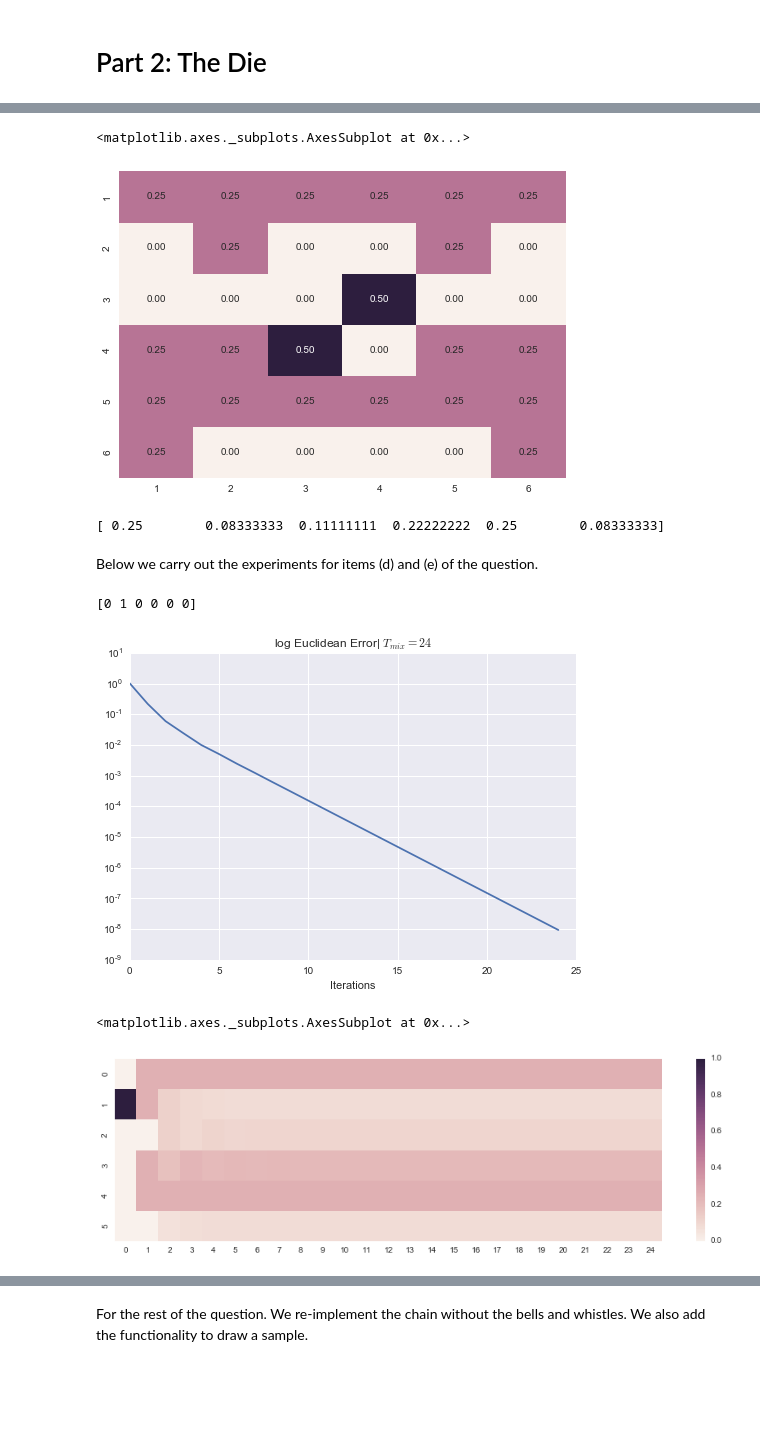
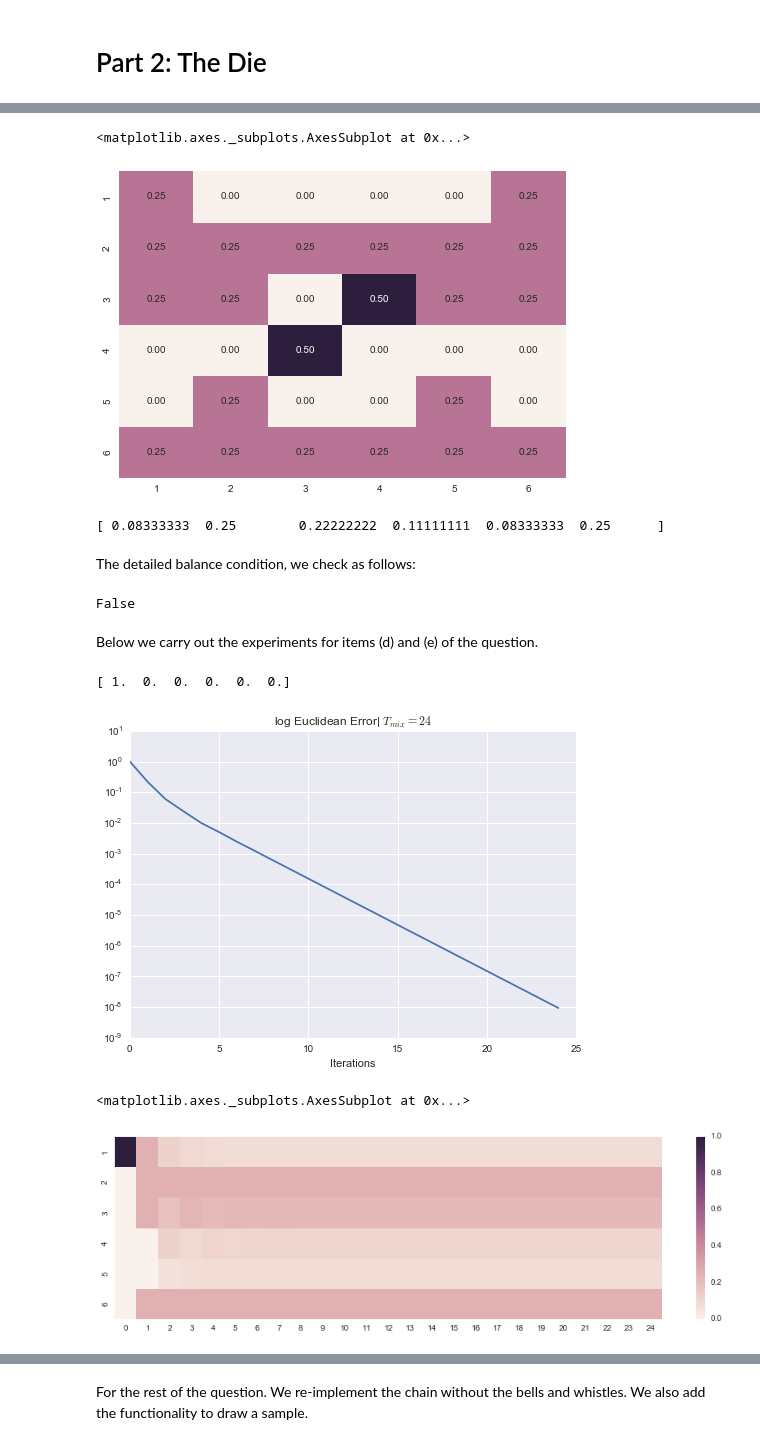
Before and after one commit to Bogazici-CMPE548-Spring2016/Cmpe548-Assignment2, a Jupyter notebook: HW2.ipynb, the cells around one changed output, grey strips where cells are left out. Drawn from its saved outputs; the diff is of its cells as text; code cells hidden in the pictures; blank space fills up the shorter version.

```diff
--- a/HW2.ipynb
+++ b/HW2.ipynb
@@ -2,0 +30,12 @@
+# %%
+def get_bivar_exp_sample(lbda=.1, n=1000):
+    u = np.random.rand(2,n)
+    return -np.log(u) / lbda
+# %%
+def get_halfnorm_ball_area(lbda, n=1000):
+    x = get_bivar_exp_sample(lbda, n)
+    ind = np.linalg.norm(x, .5, axis=0) <= 1
+
+    W = 1 / (np.exp(-lbda * np.sum(x, axis=0)) * (lbda**2))
+    Wsq = 1 / (np.exp(-2 * lbda * np.sum(x, axis=0)) * (lbda**4))
+    return np.sum(W[ind])*4 / n, ((np.sum(Wsq[ind]) / n) - (4./9))
@@ -2,0 +63,8 @@
+# %%
+ls = np.linspace(0.5, 10, 70)
+variances = []
+for i in ls:
+    arr = []
+    for j in range(1000):
+        arr.append(get_halfnorm_ball_area(i, n=1000))
+    variances.append(np.var(np.array(arr)))
@@ -25,6 +99,6 @@ import seaborn as sns
 # %%
 def g(n, f):
-    return [n, f, 7-n, 7-f][f % 4]
+    return [n, 7-f, 7-n, f][f % 4]
 
 A = np.zeros((6,6))
 for i in range(1,7):
@@ -43,43 +117,56 @@ print A
 sns.heatmap(A, annot=True, fmt=".2f", xticklabels=range(1,7), yticklabels=range(1,7), cbar=False)
 # %% [output]
 <matplotlib.axes._subplots.AxesSubplot at 0x...>
-[figure, old version]
+[figure, new version]
 # %%
 val, v = sp.linalg.eig(A)
 v = v[:,np.isclose(val, 1.0)].ravel()
 stat =v/ np.sum(v) # the stationary distribution
 print stat
 # %% [output]
-[ 0.25        0.08333333  0.11111111  0.22222222  0.25        0.08333333]
+[ 0.08333333  0.25        0.22222222  0.11111111  0.08333333  0.25      ]
+# %% [markdown]
+The detailed balance condition, we check as follows:
+# %%
+np.allclose(A * stat, (A.T * stat).T)
+# %% [output]
+False
 # %% [markdown]
 Below we carry out the experiments for items (d) and (e) of the question.
 # %%
-pi = np.random.multinomial(1, [1/6.]*6, size=1).ravel()
+#pi = np.random.multinomial(1, [1/6.]*6, size=1).ravel()
+def ket(i, n):
+    a = np.zeros(n)
+    a[i] = 1
+    return a
+
+pi = ket(0,6)
+
 print pi
 def run_until_mix(pi, A, tol=1e-8):
     err = [np.linalg.norm(pi - stat)]
     mix = np.matrix(pi).T
 
     while err[-1] > tol:
         pi = A.dot(pi)
         mix = np.c_[mix, np.matrix(pi).T]
         err.append(np.linalg.norm(pi - stat))
 
     return pi, err, mix
 
 pi,err,mix = run_until_mix(pi, A)
 
 pl.yscale("log")
 pl.title("log Euclidean Error" + "| $T_{mix} = %d$" % (len(err)-1))
 pl.xlabel("Iterations")
 pl.plot(err)
 pl.show()
 
 #pl.imshow(mix, interpolation="none")
 f = pl.figure(figsize=(15,4))
-sns.heatmap(mix)
+sns.heatmap(mix, yticklabels=range(1,7))
 # %% [output]
-[0 1 0 0 0 0]
+[ 1.  0.  0.  0.  0.  0.]
 [figure]
 <matplotlib.axes._subplots.AxesSubplot at 0x...>
-[figure, old version]
+[figure, new version]
```
Also changed, not shown: parts of 19 cells of this notebook, 1 other file.
